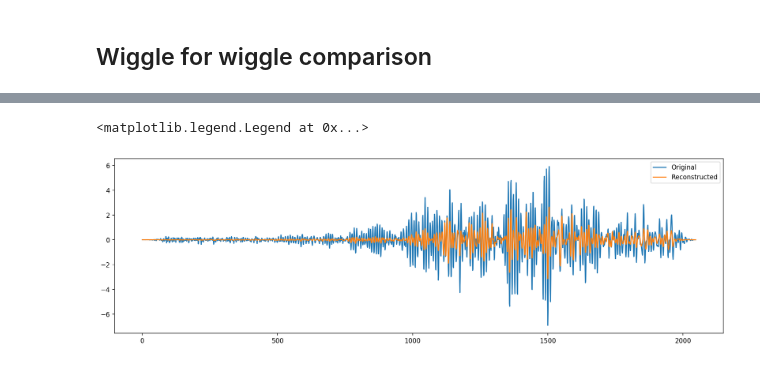
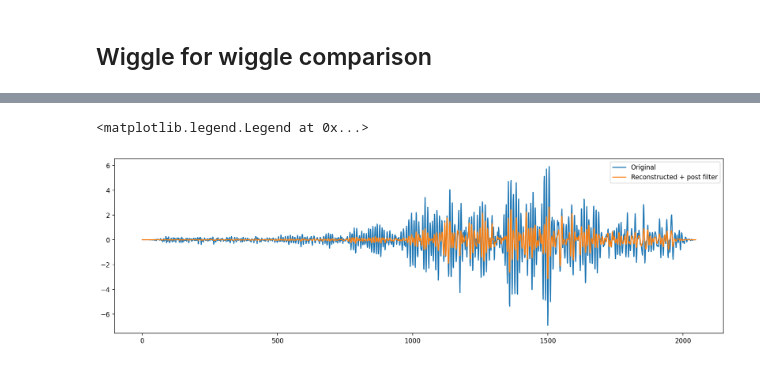
Before and after one commit to maniatisni/iDAS-self-supervised-denoising, a Jupyter notebook: testing.ipynb, the cells around one changed output, grey strips where cells are left out. Drawn from its saved outputs; the diff is of its cells as text; code cells hidden in the pictures.

```diff
--- a/testing.ipynb
+++ b/testing.ipynb
@@ -136,9 +145,9 @@ plt.show()
 # %%
 channel=20
 plt.figure(figsize=(17,5),dpi=170)
 plt.plot(eval_sample[channel],label='Original')
-plt.plot(output_[channel],label='Reconstructed')
+plt.plot(output_[channel],label='Reconstructed + post filter')
 plt.legend()
 # %% [output]
 <matplotlib.legend.Legend at 0x...>
-[figure, old version]
+[figure, new version]
```
Also changed, not shown: parts of 4 cells of this notebook.
